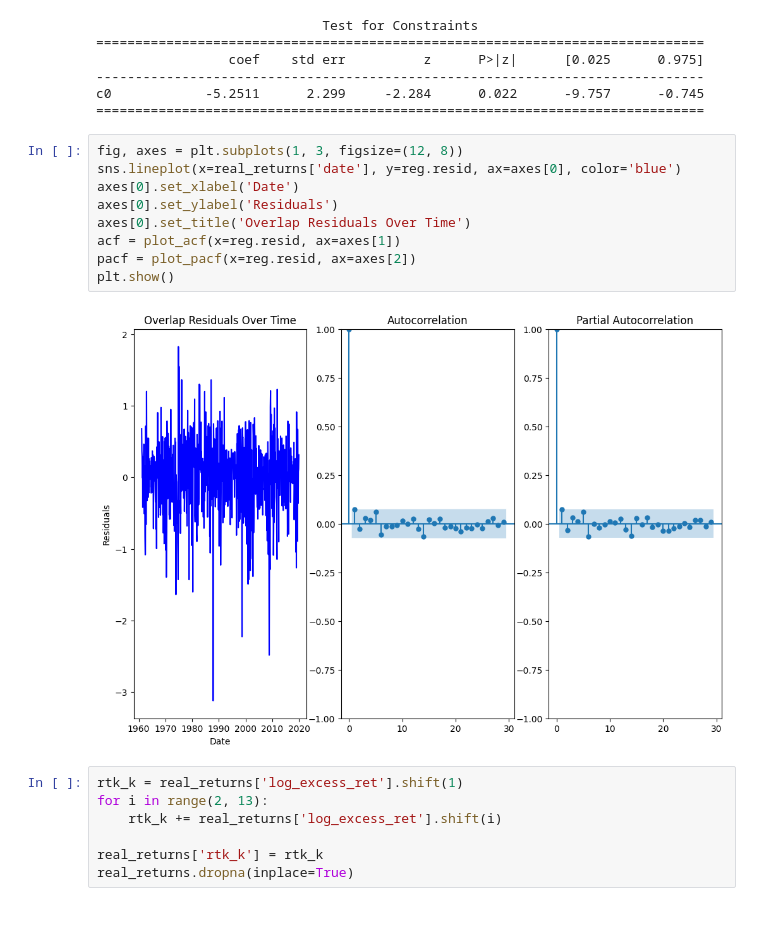
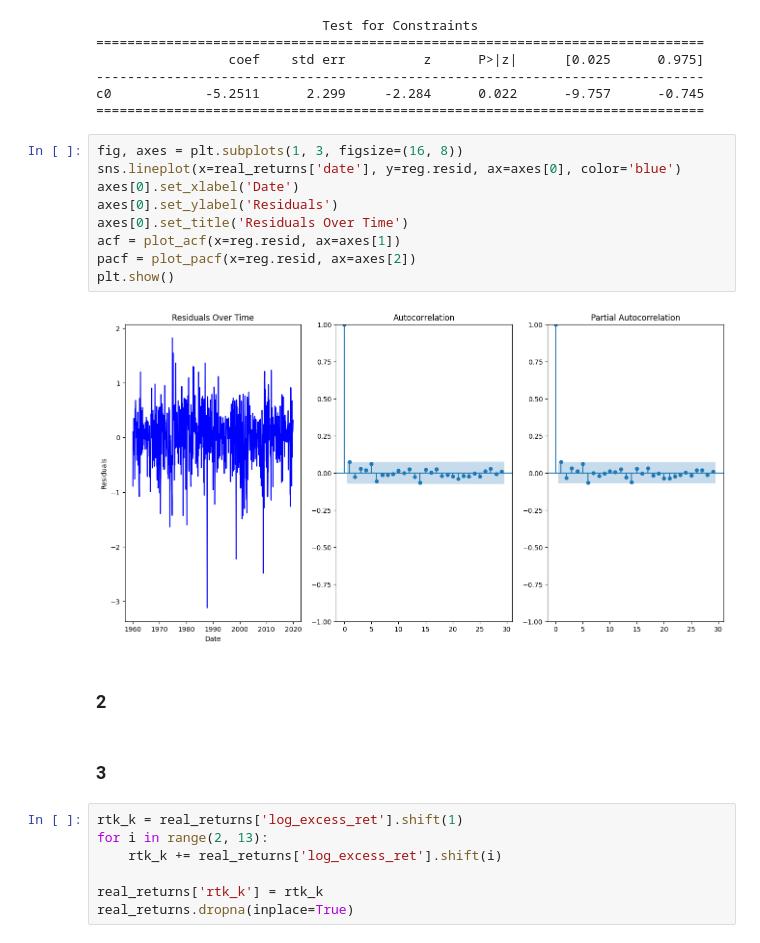
Before and after one commit to hg2777/Time-Series, a Jupyter notebook: ps3/hw3.ipynb, the cells around one changed output. Cells and saved outputs as stored; diff of their text form; blank space fills up the shorter version.

```diff
--- a/ps3/hw3.ipynb
+++ b/ps3/hw3.ipynb
@@ -80,16 +90,20 @@ print(reg.t_test('dividend_yield = 0'))
 c0            -5.2511      2.299     -2.284      0.022      -9.757      -0.745
 ==============================================================================
 # %%
-fig, axes = plt.subplots(1, 3, figsize=(12, 8))
+fig, axes = plt.subplots(1, 3, figsize=(16, 8))
 sns.lineplot(x=real_returns['date'], y=reg.resid, ax=axes[0], color='blue')
 axes[0].set_xlabel('Date')
 axes[0].set_ylabel('Residuals')
-axes[0].set_title('Overlap Residuals Over Time')
+axes[0].set_title('Residuals Over Time')
 acf = plot_acf(x=reg.resid, ax=axes[1])
 pacf = plot_pacf(x=reg.resid, ax=axes[2])
 plt.show()
 # %% [output]
-[figure, old version]
+[figure, new version]
+# %% [markdown]
+### 2
+# %% [markdown]
+### 3
 # %%
 rtk_k = real_returns['log_excess_ret'].shift(1)
 for i in range(2, 13):
```
Also changed, not shown: parts of 12 cells of this notebook.
